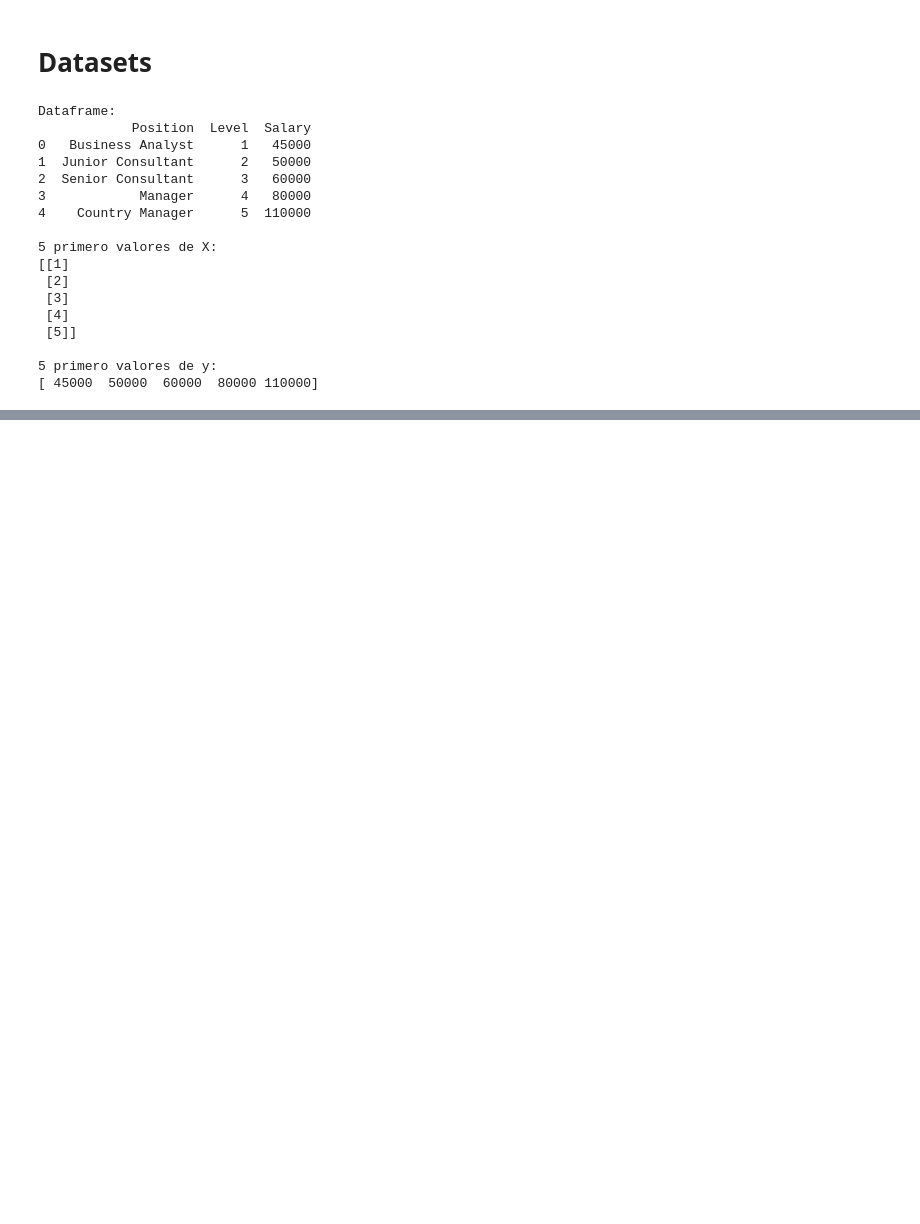
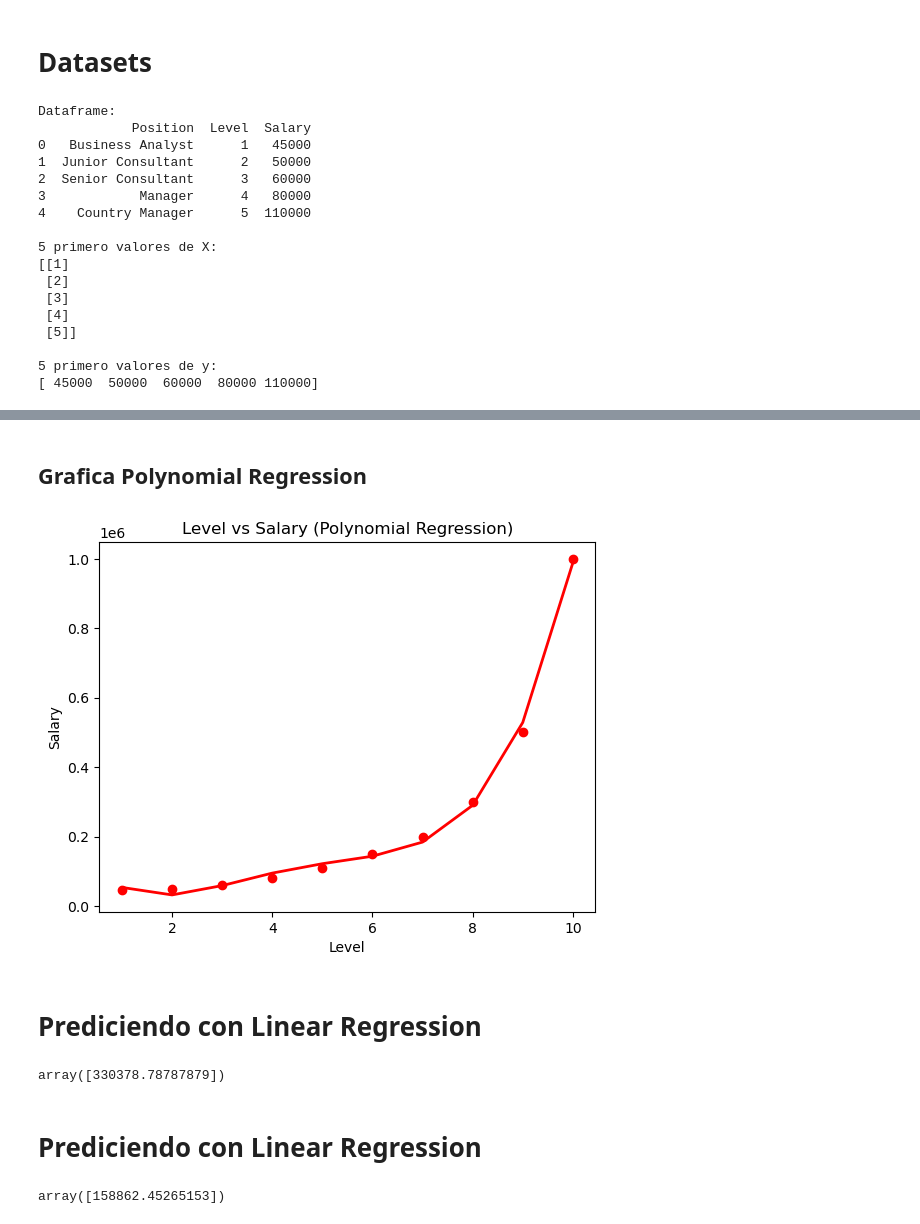
Before and after one commit to juancabrera-r/ML_projects, a Jupyter notebook: Regression/Polynomial Linear Regression/Position_salaries.ipynb, the cells around one changed output, grey strips where cells are left out. Saved outputs shown, nothing was run; the diff lists cells and outputs as text; code cells hidden in the pictures; blank space fills up the shorter version.

```diff
--- a/Regression/Polynomial Linear Regression/Position_salaries.ipynb
+++ b/Regression/Polynomial Linear Regression/Position_salaries.ipynb
@@ -48,0 +54,4 @@ Dataframe:
+# %%
+model = PolynomialFeatures(degree=4)
+X_poly = model.fit_transform(X)
+poly_model = LinearRegression().fit(X_poly, y)
@@ -48,0 +70,27 @@ Dataframe:
+# %% [markdown]
+## Grafica Polynomial Regression
+# %%
+plt.scatter(X, y, color="red")
+
+
+plt.plot(X, poly_model.predict(X_poly), color='red', linewidth=2)
+
+
+plt.title("Level vs Salary (Polynomial Regression)")
+plt.xlabel("Level")
+plt.ylabel("Salary")
+plt.show()
+# %% [output]
+[figure, added]
+# %% [markdown]
+# Prediciendo con Linear Regression
+# %%
+linear_model.predict([[6.5]])
+# %% [output]
+array([330378.78787879])
+# %% [markdown]
+# Prediciendo con Linear Regression
+# %%
+poly_model.predict(model.fit_transform([[6.5]]))
+# %% [output]
+array([158862.45265153])
```
Also changed, not shown: parts of 6 cells of this notebook.
